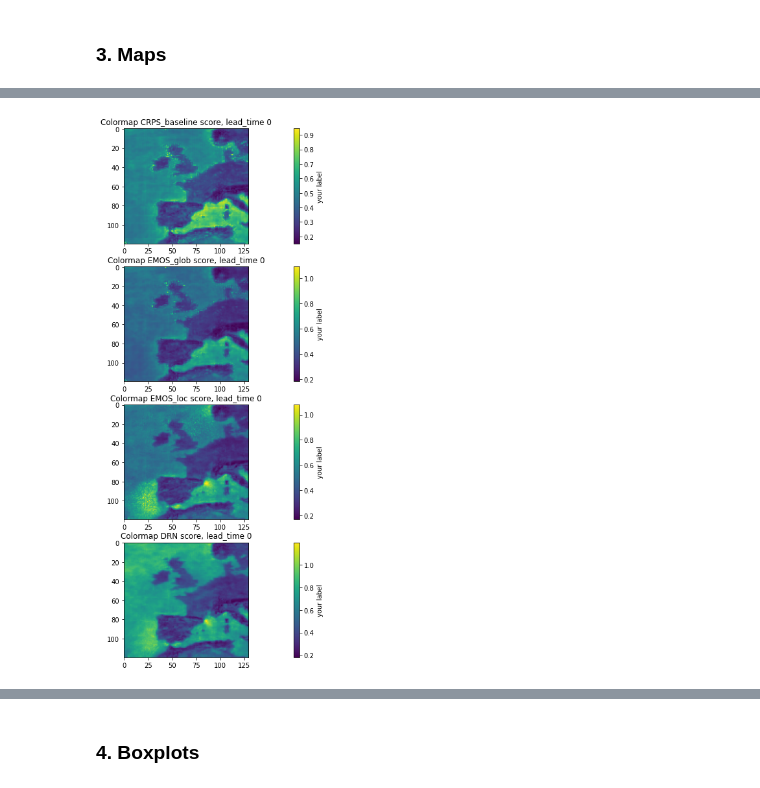
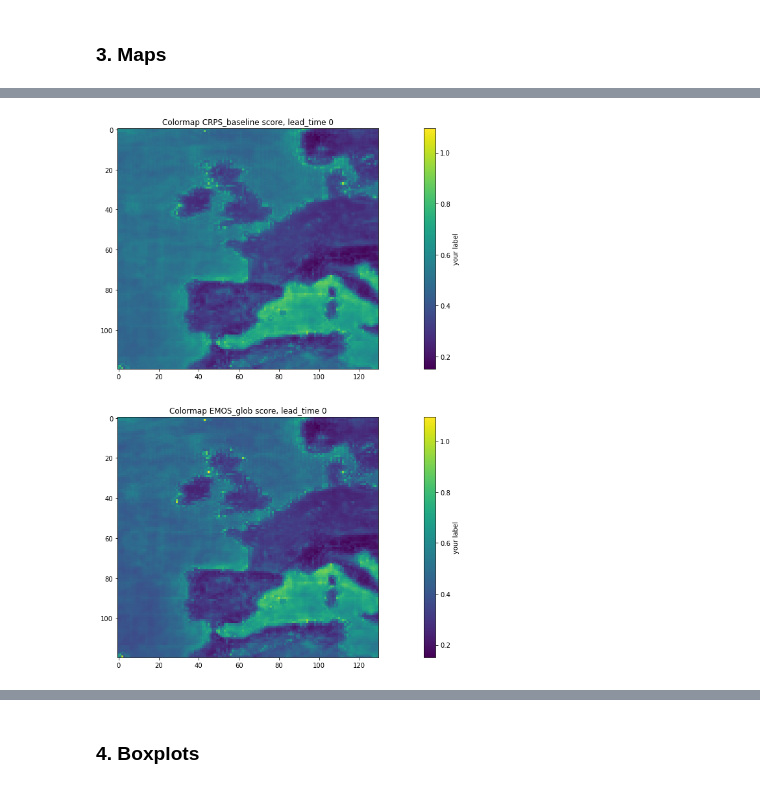
Before and after one commit to cleveryangcong/Bachelor_Thesis, a Jupyter notebook: notebooks/reports/1.1-dc-score_visualization_final.ipynb, the cells around one changed output, grey strips where cells are left out. Saved outputs shown, nothing was run; the diff lists cells and outputs as text; code cells hidden in the pictures.

Commit message:
Add same scale for heatmap visualizations and new visualizations

```diff
--- a/notebooks/reports/1.1-dc-score_visualization_final.ipynb
+++ b/notebooks/reports/1.1-dc-score_visualization_final.ipynb
@@ -207,8 +213,8 @@ heatmap_lead("t2m", 0)
 [interactive output not drawn]
 # %%
-heatmap_lead("ws10", 0, models=[True, True, True, True])
+heatmap_lead("ws10", 0, models=[True, True, False, False])
 # %% [output]
-[figure, old version]
+[figure, new version]
 [interactive output not drawn]
 # %% [markdown]
 ### 4. Boxplots
```
Also changed, not shown: parts of 5 cells of this notebook.
